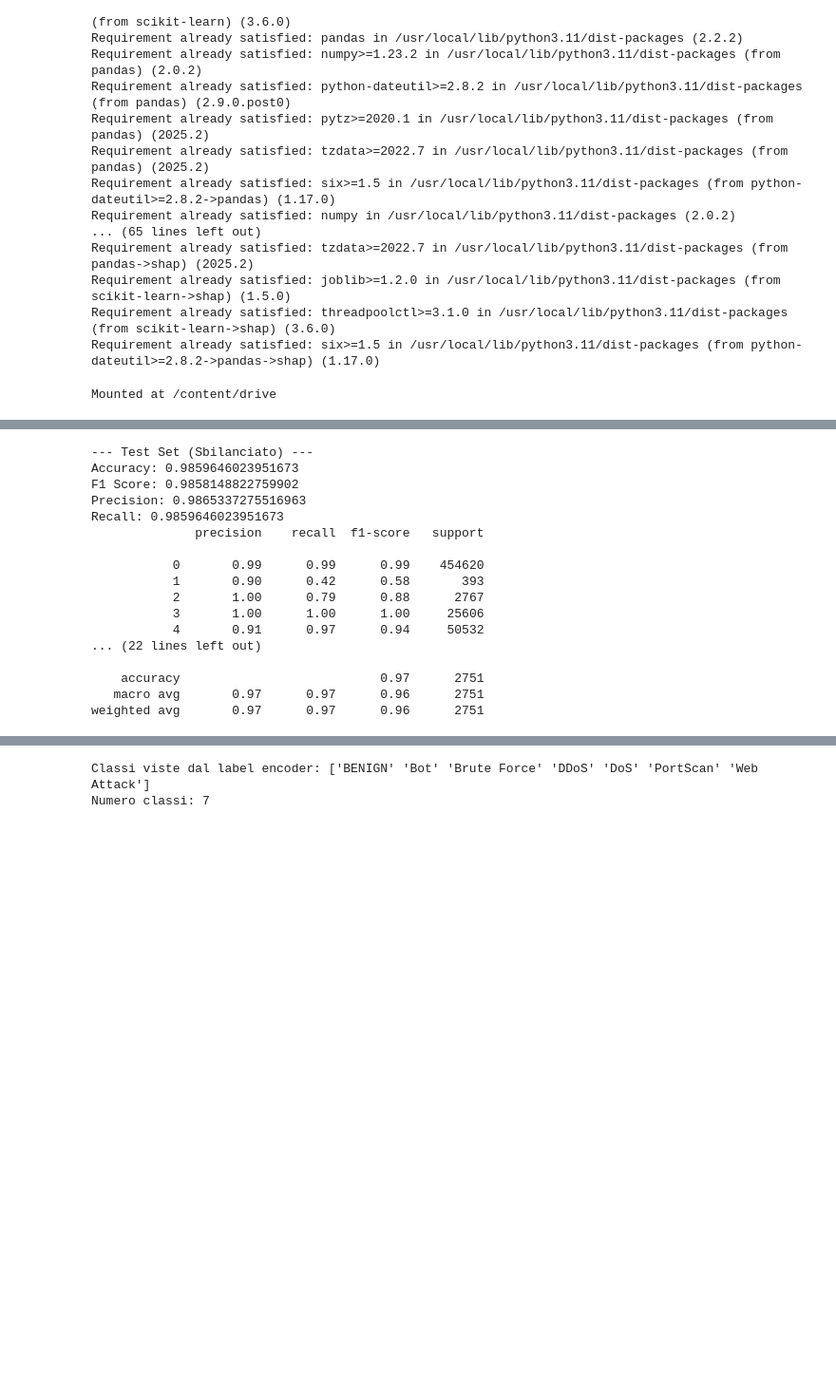
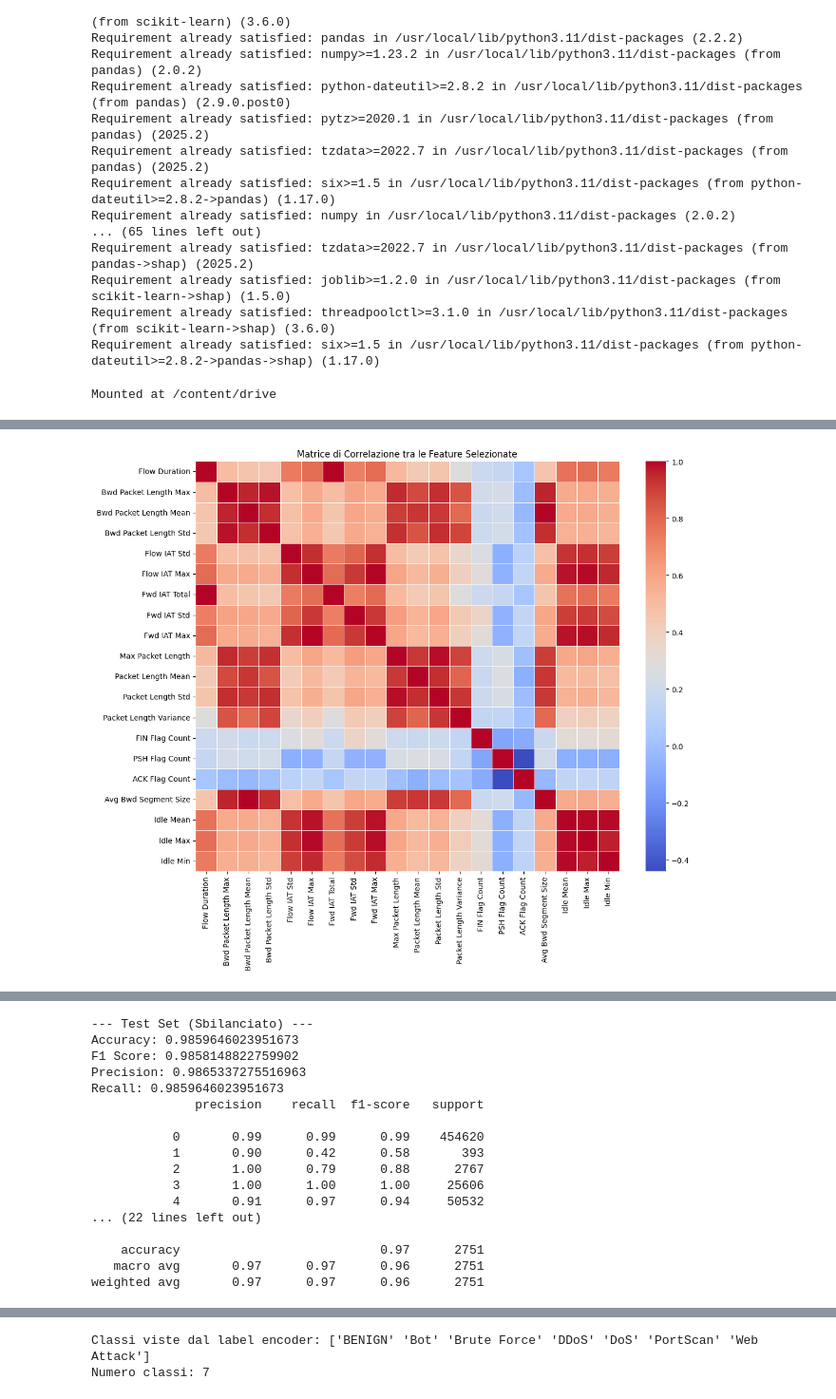
Before and after one commit to L0NGW0LF/trafficML, a Jupyter notebook: notebooks/TrafficML_pipeline.ipynb, the cells around one changed output, grey strips where cells are left out. Shown at 95% size. Saved outputs shown, nothing was run; the diff lists cells and outputs as text; code cells hidden in the pictures; blank space fills up the shorter version.

```diff
--- a/notebooks/TrafficML_pipeline.ipynb
+++ b/notebooks/TrafficML_pipeline.ipynb
@@ -195,35 +208,116 @@ selected_features = X.columns[selector.get_support()]
 X = pd.DataFrame(X_selected, columns=selected_features)
 
 
+# Matrice di correlazione tra feature selezionate
+plt.figure(figsize=(12, 10))
+sns.heatmap(X.corr(), annot=False, cmap='coolwarm', fmt='.2f', linewidths=0.5)
+plt.title("Matrice di Correlazione tra le Feature Selezionate")
+plt.tight_layout()
+plt.show()
+
+
+
 # Split (originali)
 X_train_full, X_test_full, y_train_full, y_test_full = train_test_split(X, y, test_size=0.2, stratify=y, random_state=42)
 
 # Training 1: modello su dati originali
 sk_rf_full = RandomForestClassifier(n_estimators=100, max_depth=20, random_state=42)
 sk_rf_full.fit(X_train_full, y_train_full)
+
+# Curva di apprendimento del modello sbilanciato
+train_sizes, train_scores, test_scores = learning_curve(
+    sk_rf_full, X_train_full, y_train_full,
+    cv=5, scoring='f1_weighted',
+    train_sizes=np.linspace(0.1, 1.0, 10), n_jobs=1
+)
+
+train_scores_mean = np.mean(train_scores, axis=1)
+test_scores_mean = np.mean(test_scores, axis=1)
+
+plt.figure(figsize=(10, 6))
+plt.plot(train_sizes, train_scores_mean, label="Training F1 Score")
+plt.plot(train_sizes, test_scores_mean, label="Cross-Validation F1 Score")
+plt.title("Curva di Apprendimento - F1 Score (Modello bilanciato)")
+plt.xlabel("Dimensione del Training Set")
+plt.ylabel("F1 Score")
+plt.legend(loc="best")
+plt.grid(True)
+plt.tight_layout()
+plt.show()
 
 # Training 2: modello su dati bilanciati
 rus = RandomUnderSampler(random_state=42)
 X_train_bal, y_train_bal = rus.fit_resample(X_train_full, y_train_full)
 X_test_bal, y_test_bal = rus.fit_resample(X_test_full, y_test_full)
 
 sk_rf_bal = RandomForestClassifier(n_estimators=100, max_depth=20, random_state=42)
 sk_rf_bal.fit(X_train_bal, y_train_bal)
+
+
+# Curva di apprendimento del modello bilanciato
+train_sizes, train_scores, test_scores = learning_curve(
+    sk_rf_bal, X_train_bal, y_train_bal,
+    cv=5, scoring='f1_weighted',
+    train_sizes=np.linspace(0.1, 1.0, 10), n_jobs=1
+)
+
+train_scores_mean = np.mean(train_scores, axis=1)
+test_scores_mean = np.mean(test_scores, axis=1)
+
+plt.figure(figsize=(10, 6))
+plt.plot(train_sizes, train_scores_mean, label="Training F1 Score")
+plt.plot(train_sizes, test_scores_mean, label="Cross-Validation F1 Score")
+plt.title("Curva di Apprendimento - F1 Score (Modello Bilanciato)")
+plt.xlabel("Dimensione del Training Set")
+plt.ylabel("F1 Score")
+plt.legend(loc="best")
+plt.grid(True)
+plt.tight_layout()
+plt.show()
 
 # Valutazione modelli
 def evaluate_model(X_set, y_true, model, name):
     y_pred = model.predict(X_set)
     print(f"\n--- {name} ---")
     print("Accuracy:", accuracy_score(y_true, y_pred))
     print("F1 Score:", f1_score(y_true, y_pred, average='weighted'))
     print("Precision:", precision_score(y_true, y_pred, average='weighted'))
     print("Recall:", recall_score(y_true, y_pred, average='weighted'))
     print(classification_report(y_true, y_pred))
 
 evaluate_model(X_test_full, y_test_full, sk_rf_full, "Test Set (Sbilanciato)")
 evaluate_model(X_test_bal, y_test_bal, sk_rf_bal, "Test Set (Bilanciato)")
 
+# Matrice di confusione
+ConfusionMatrixDisplay.from_estimator(sk_rf_full, X_test_full, y_test_full, display_labels=le.classes_, xticks_rotation=45)
+plt.title("Confusion Matrix - Dati Sbilanciati")
+plt.show()
+
+# Matrice di confusione
+ConfusionMatrixDisplay.from_estimator(sk_rf_bal, X_test_bal, y_test_bal, display_labels=le.classes_, xticks_rotation=45)
+plt.title("Confusion Matrix - Dati Bilanciati")
+plt.show()
+
+
+# Importanza delle feature per modello su dati sbilanciati
+importances_full = sk_rf_full.feature_importances_
+plt.figure(figsize=(10, 6))
+sns.barplot(x=importances_full, y=selected_features)
+plt.title("Importanza delle Feature - Modello Sbilanciato")
+plt.tight_layout()
+plt.show()
+
+# Importanza delle feature per modello su dati bilanciati
+importances_bal = sk_rf_bal.feature_importances_
+plt.figure(figsize=(10, 6))
+sns.barplot(x=importances_bal, y=selected_features)
+plt.title("Importanza delle Feature - Modello Bilanciato")
+plt.tight_layout()
+plt.show()
+
+
 # Libera la memoria
 del X, y
 gc.collect()
 # %% [output]
+[figure, added]
```
Also changed, not shown: parts of 4 cells of this notebook.
